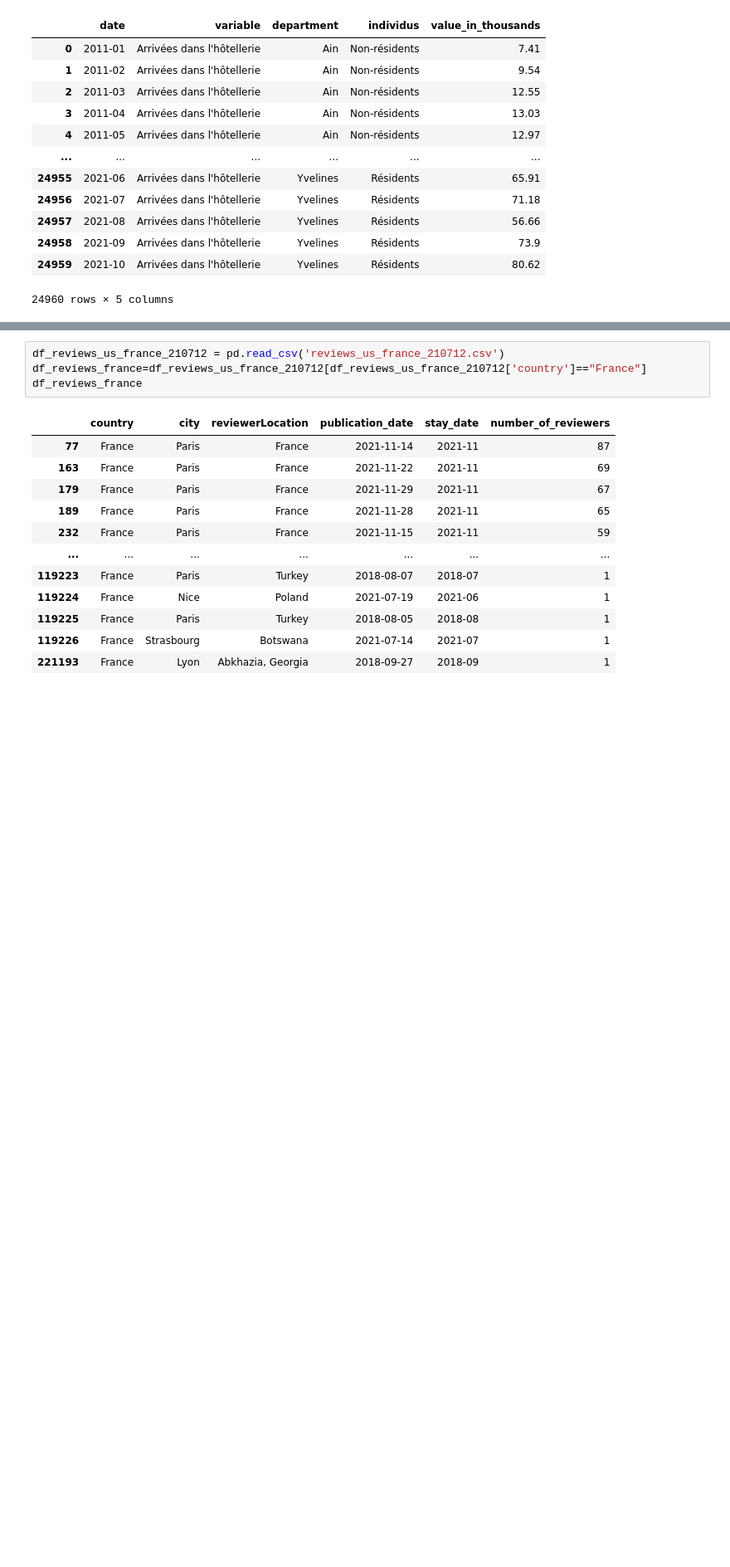
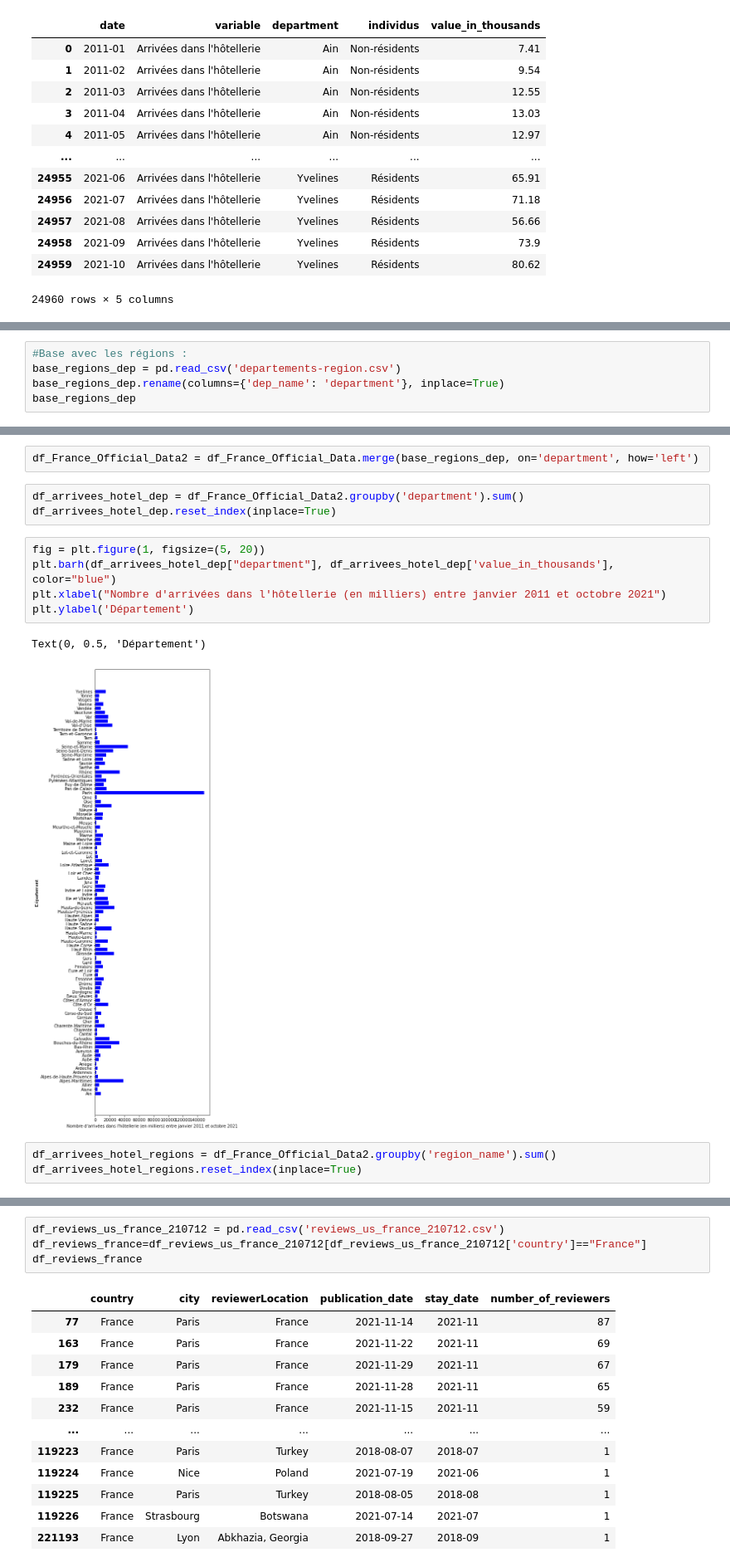
Before and after one commit to julienowack/stat_app, a Jupyter notebook: exploration des bdd.ipynb, the cells around one changed output, grey strips where cells are left out. Shown at 83% size. Drawn from its saved outputs; the diff is of its cells as text; blank space fills up the shorter version.

```diff
--- a/exploration des bdd.ipynb
+++ b/exploration des bdd.ipynb
@@ -159,0 +204,5 @@ df_France_Official_Data
+# %%
+#Base avec les régions :
+base_regions_dep = pd.read_csv('departements-region.csv')
+base_regions_dep.rename(columns={'dep_name': 'department'}, inplace=True)
+base_regions_dep
@@ -159,0 +223,16 @@ df_France_Official_Data
+# %%
+df_France_Official_Data2 = df_France_Official_Data.merge(base_regions_dep, on='department', how='left')
+# %%
+df_arrivees_hotel_dep = df_France_Official_Data2.groupby('department').sum()
+df_arrivees_hotel_dep.reset_index(inplace=True)
+# %%
+fig = plt.figure(1, figsize=(5, 20))
+plt.barh(df_arrivees_hotel_dep["department"], df_arrivees_hotel_dep['value_in_thousands'], color="blue")
+plt.xlabel("Nombre d'arrivées dans l'hôtellerie (en milliers) entre janvier 2011 et octobre 2021")
+plt.ylabel('Département')
+# %% [output]
+Text(0, 0.5, 'Département')
+[figure, added]
+# %%
+df_arrivees_hotel_regions = df_France_Official_Data2.groupby('region_name').sum()
+df_arrivees_hotel_regions.reset_index(inplace=True)
```
Also changed, not shown: parts of 22 cells of this notebook.
